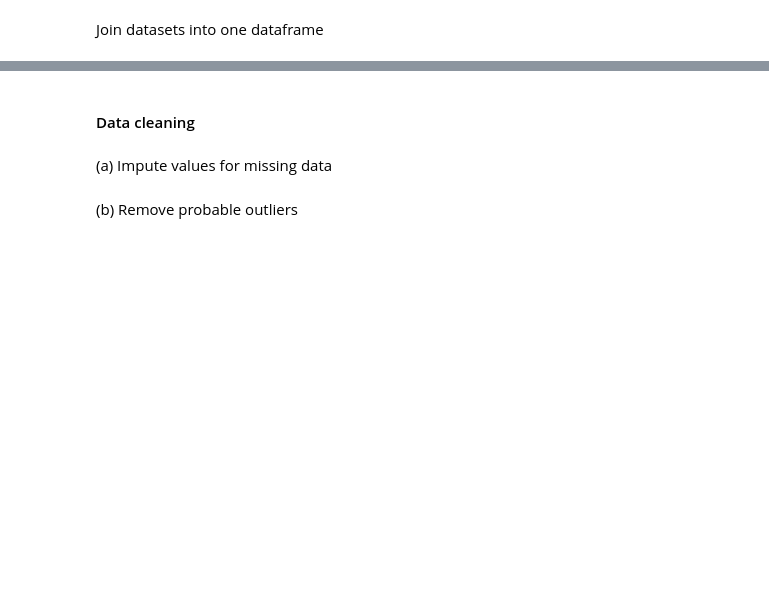
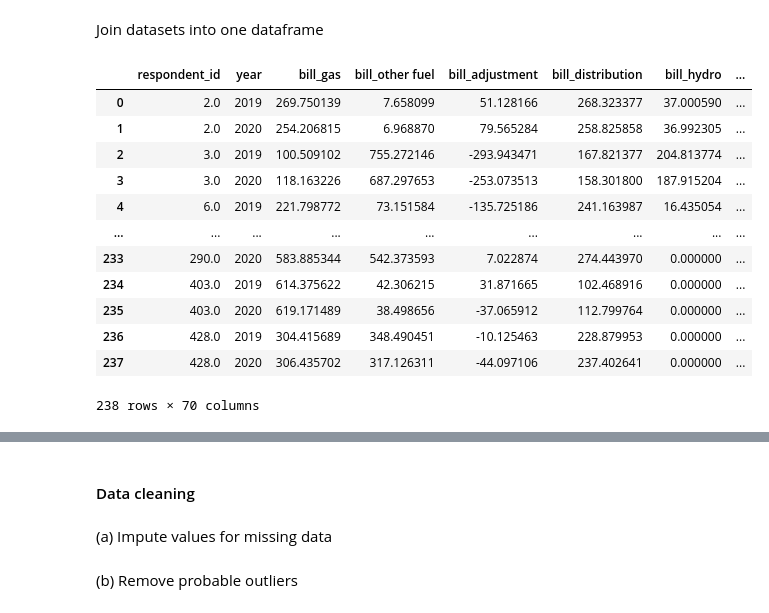
Before and after one commit to 2elle2/rmi-project, a Jupyter notebook: model/02_data_processing.ipynb, the cells around one changed output, grey strips where cells are left out. Saved outputs shown, nothing was run; the diff lists cells and outputs as text; code cells hidden in the pictures; blank space fills up the shorter version.

Commit message:
pivoted and added purchased power by tech

```diff
--- a/model/02_data_processing.ipynb
+++ b/model/02_data_processing.ipynb
@@ -467,11 +448,0 @@ pp_prepared_df
-# %%
-#TODO DELETE!!
-exp_prepared_df = exp_prepared_df.pivot(
-        index=['respondent_id', 'year'],
-        columns='technology',
-        values=['bill', 'expenditure']
-)
-exp_prepared_df.columns = ['_'.join(col).strip() for col in exp_prepared_df.columns.values]
-exp_prepared_df.columns = exp_prepared_df.columns.str.lower()
-exp_prepared_df.columns = exp_prepared_df.columns.to_flat_index()
-exp_prepared_df = exp_prepared_df.reset_index()
@@ -488,0 +467,17 @@ pp_prepared_df = pp_prepared_df.pivot(
+# %%
+#groupby to sum each new category (hydro, nuclear, renewables, fossil) for a given utility/year
+pp_prepared_df = pp_prepared_df.groupby(['respondent_id', 'year', 'new'])\
+    .agg({'net_generation_mwh': ['sum']})\
+    .reset_index()
+pp_prepared_df = pp_prepared_df.droplevel(1, axis=1)
+pp_prepared_df
+#TODO DELETE!!
+#exp_prepared_df = exp_prepared_df.pivot(
+#        index=['respondent_id', 'year'],
+#        columns='technology',
+#        values=['bill', 'expenditure']
+#)
+#exp_prepared_df.columns = ['_'.join(col).strip() for col in exp_prepared_df.columns.values]
+#exp_prepared_df.columns = exp_prepared_df.columns.str.lower()
+#exp_prepared_df.columns = exp_prepared_df.columns.to_flat_index()
+#exp_prepared_df = exp_prepared_df.reset_index()
@@ -488,0 +498,12 @@ pp_prepared_df = pp_prepared_df.pivot(
+# %%
+#pivot to add fossil,hydro,nuclear,renewables columns
+pp_prepared_df = pp_prepared_df.pivot(
+        index=['respondent_id', 'year'],
+        columns='new',
+        values=['net_generation_mwh']
+)
+pp_prepared_df.columns = ['_'.join(col).strip() for col in pp_prepared_df.columns.values]
+pp_prepared_df.columns = pp_prepared_df.columns.str.lower()
+pp_prepared_df.columns = pp_prepared_df.columns.to_flat_index()
+pp_prepared_df = pp_prepared_df.reset_index()
+pp_prepared_df
@@ -491,11 +526,26 @@ Join datasets into one dataframe
 # %%
 raw_df = pd.merge(exp_prepared_df, hui_prepared_df, how='inner', on=['respondent_id', 'year'])
 raw_df = pd.merge(raw_df, aei_prepared_df, how='inner', on=['respondent_id', 'year'])
 raw_df = pd.merge(raw_df, sales_prepared_df, how='inner', on=['respondent_id', 'year'])
 raw_df = pd.merge(raw_df, rps_usm_prepared_df, how='inner', on=['respondent_id', 'year'])
 raw_df=pd.merge(raw_df, utype_prepared_df, how='inner', on=['respondent_id'])
 raw_df=pd.merge(raw_df,gen_prepared_df, how='inner', on=['respondent_id','year'])
 raw_df=pd.merge(raw_df,ror_prepared_df, how='inner', on=['respondent_id','year'])
-raw_df.head(10)
+raw_df=pd.merge(raw_df, pp_prepared_df, how='inner', on=['respondent_id', 'year'])
+raw_df
+# %% [output]
+|  | respondent_id | year | bill_gas | bill_other fuel | bill_adjustment | bill_distribution | bill_hydro | ... |
+| 0 | 2.0 | 2019 | 269.750139 | 7.658099 | 51.128166 | 268.323377 | 37.000590 | ... |
+| 1 | 2.0 | 2020 | 254.206815 | 6.968870 | 79.565284 | 258.825858 | 36.992305 | ... |
+| 2 | 3.0 | 2019 | 100.509102 | 755.272146 | -293.943471 | 167.821377 | 204.813774 | ... |
+| 3 | 3.0 | 2020 | 118.163226 | 687.297653 | -253.073513 | 158.301800 | 187.915204 | ... |
+| 4 | 6.0 | 2019 | 221.798772 | 73.151584 | -135.725186 | 241.163987 | 16.435054 | ... |
+| ... | ... | ... | ... | ... | ... | ... | ... | ... |
+| 233 | 290.0 | 2020 | 583.885344 | 542.373593 | 7.022874 | 274.443970 | 0.000000 | ... |
+| 234 | 403.0 | 2019 | 614.375622 | 42.306215 | 31.871665 | 102.468916 | 0.000000 | ... |
+| 235 | 403.0 | 2020 | 619.171489 | 38.498656 | -37.065912 | 112.799764 | 0.000000 | ... |
+| 236 | 428.0 | 2019 | 304.415689 | 348.490451 | -10.125463 | 228.879953 | 0.000000 | ... |
+| 237 | 428.0 | 2020 | 306.435702 | 317.126311 | -44.097106 | 237.402641 | 0.000000 | ... |
+238 rows × 70 columns
 # %%
 plt.hist(raw_df['utype'])
```
Also changed, not shown: parts of 11 cells of this notebook, 1 other file.
